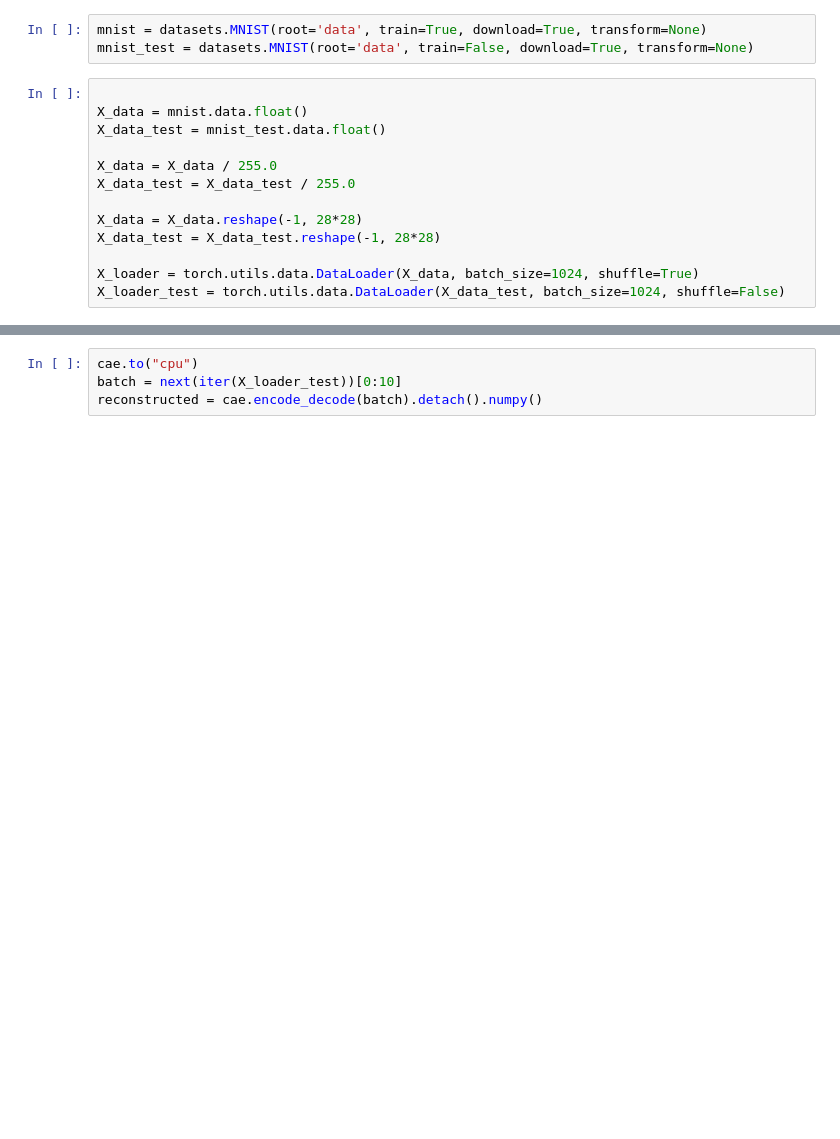
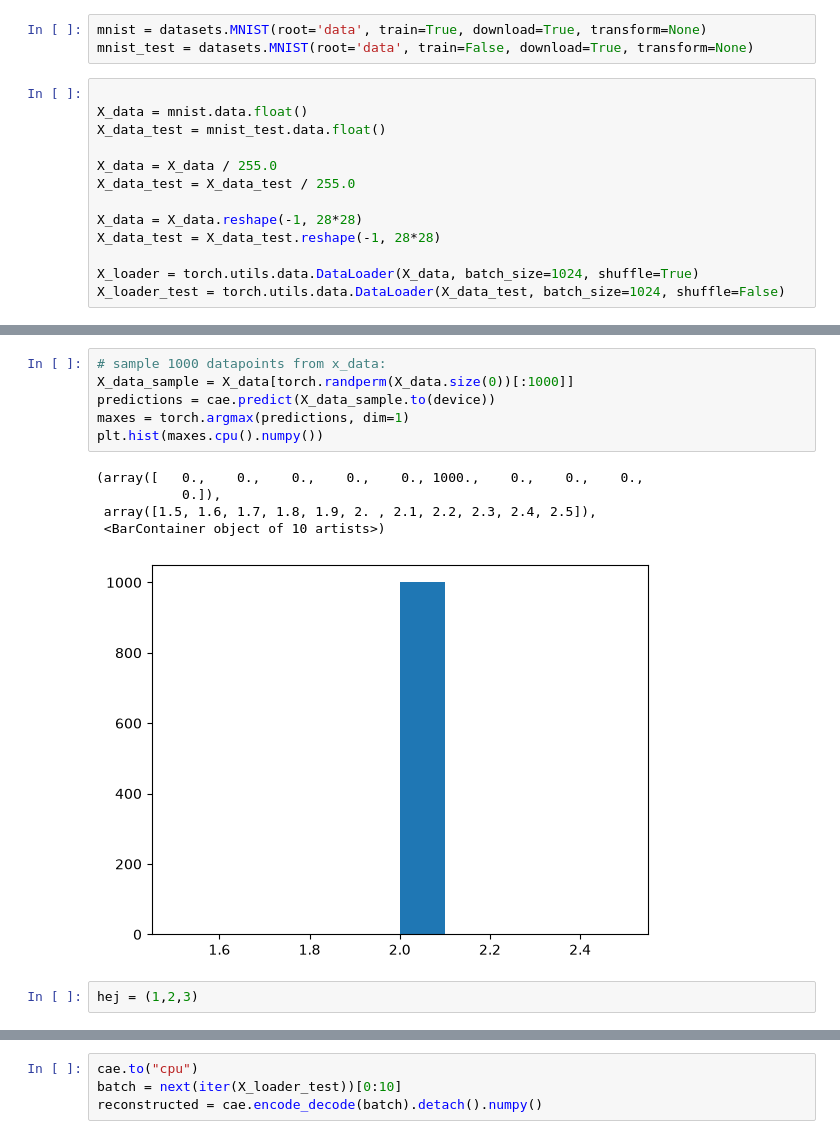
Before and after one commit to kenn50/Geometric-Deep-Learning, a Jupyter notebook: experiments/CAE_TEST.ipynb, the cells around one changed output, grey strips where cells are left out. Drawn from its saved outputs; the diff is of its cells as text; blank space fills up the shorter version.

```diff
--- a/experiments/CAE_TEST.ipynb
+++ b/experiments/CAE_TEST.ipynb
@@ -50,0 +50,14 @@ A_CAE.train_cae(num_epochs=30, x_train_loader=X_loader, network=cae, device=devi
+# %%
+# sample 1000 datapoints from x_data:
+X_data_sample = X_data[torch.randperm(X_data.size(0))[:1000]]
+predictions = cae.predict(X_data_sample.to(device))
+maxes = torch.argmax(predictions, dim=1)
+plt.hist(maxes.cpu().numpy())
+# %% [output]
+(array([   0.,    0.,    0.,    0.,    0., 1000.,    0.,    0.,    0.,
+           0.]),
+ array([1.5, 1.6, 1.7, 1.8, 1.9, 2. , 2.1, 2.2, 2.3, 2.4, 2.5]),
+ <BarContainer object of 10 artists>)
+[figure, added]
+# %%
+hej = (1,2,3)
```
Also changed, not shown: parts of 8 cells of this notebook, 2 other files.
